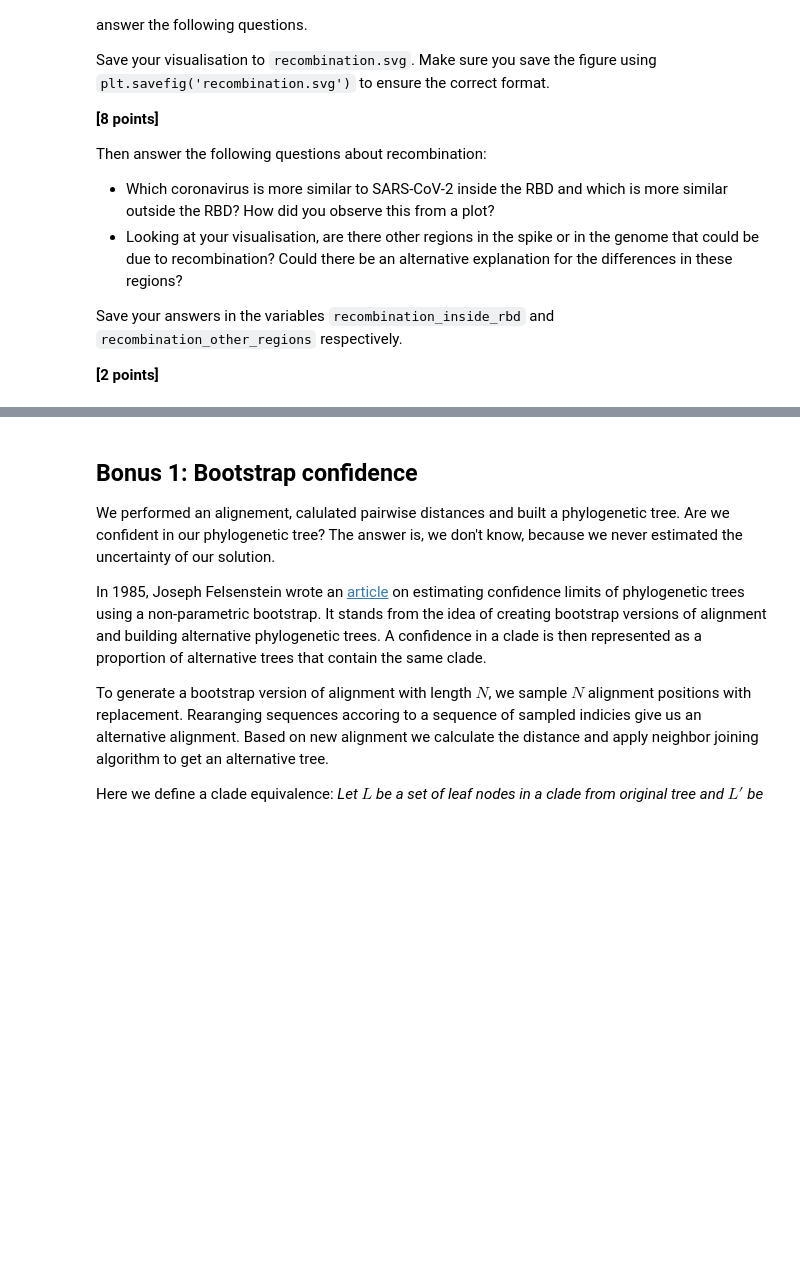
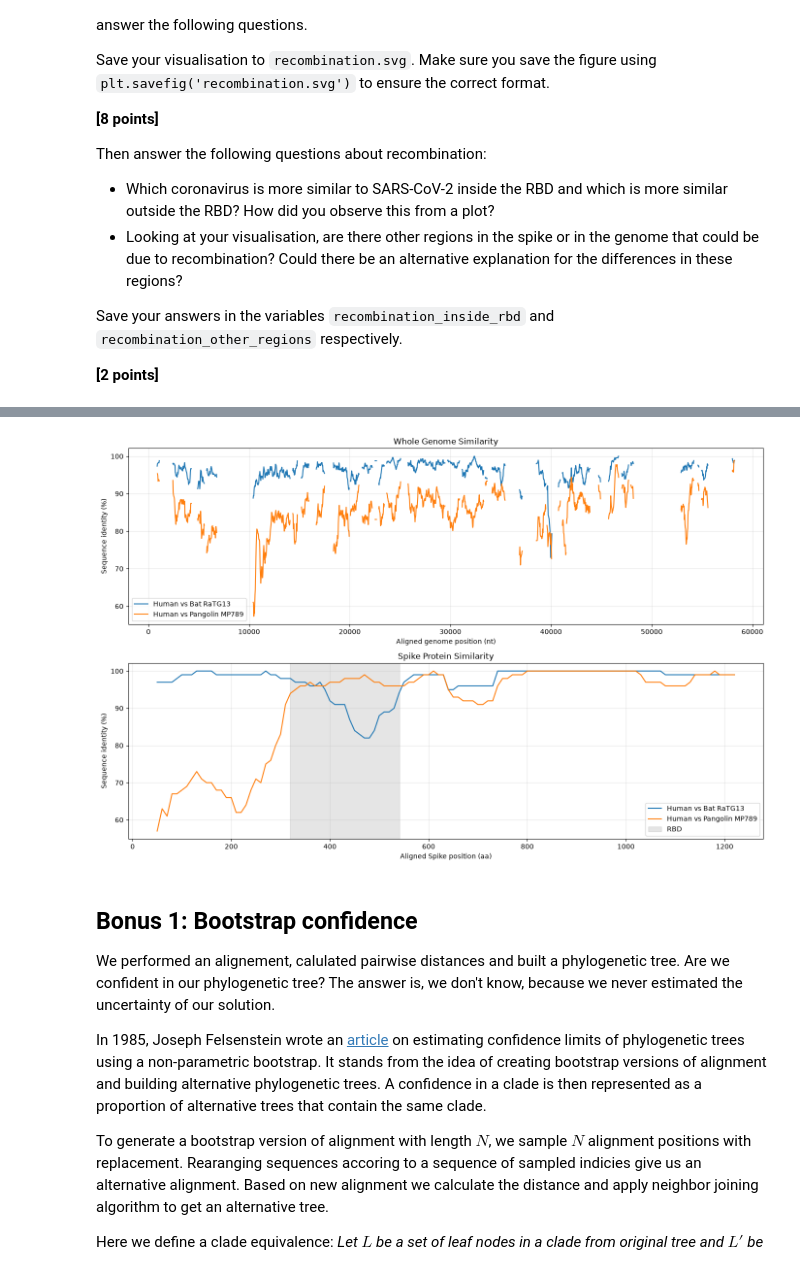
Before and after one commit to YiboShen1231/assign_phylo, a Jupyter notebook: phylo_workbook.ipynb, the cells around one changed output, grey strips where cells are left out. Saved outputs shown, nothing was run; the diff lists cells and outputs as text; code cells hidden in the pictures; blank space fills up the shorter version.

```diff
--- a/phylo_workbook.ipynb
+++ b/phylo_workbook.ipynb
@@ -387,0 +586,12 @@ Looking at your visualisation, are there other regions in the genome (or still i
+# %%
+genome_sequences = {}
+
+for record in records:
+    if "Human-SARS-CoV-2" in record.id:
+        genome_sequences["Human"] = str(record.seq)
+    elif "BatCoV_RaTG13" in record.id:
+        genome_sequences["Bat"] = str(record.seq)
+    elif record.id.startswith("PCoV|"):
+        genome_sequences["Pangolin"] = str(record.seq)
+for name, seq in genome_sequences.items():
+    print(name, len(seq), len(seq.replace("-", "")))
@@ -387,0 +636,45 @@ Looking at your visualisation, are there other regions in the genome (or still i
+# %%
+import matplotlib.pyplot as plt
+fig, ax = plt.subplots(2, 1, figsize=(14, 9))
+
+bat_plot_x = []
+bat_plot_y = []
+for i in range(len(genome_bat_x)):
+    if i > 0 and genome_bat_x[i] - genome_bat_x[i - 1] > step:
+        bat_plot_x.append(float("nan"))
+        bat_plot_y.append(float("nan"))
+
+    bat_plot_x.append(genome_bat_x[i])
+    bat_plot_y.append(genome_bat_y[i])
+
+pangolin_plot_x = []
+pangolin_plot_y = []
+for i in range(len(genome_pangolin_x)):
+    if i > 0 and genome_pangolin_x[i] - genome_pangolin_x[i - 1] > step:
+        pangolin_plot_x.append(float("nan"))
+        pangolin_plot_y.append(float("nan"))
+
+    pangolin_plot_x.append(genome_pangolin_x[i])
+    pangolin_plot_y.append(genome_pangolin_y[i])
+
+ax[0].plot(bat_plot_x, bat_plot_y, label="Human vs Bat RaTG13")
+ax[0].plot(pangolin_plot_x, pangolin_plot_y, label="Human vs Pangolin MP789")
+ax[0].set_title("Whole Genome Similarity")
+ax[0].set_xlabel("Aligned genome position (nt)")
+ax[0].set_ylabel("Sequence identity (%)")
+ax[0].legend()
+ax[0].grid(alpha=0.3)
+ax[1].plot(new_bat_x, new_bat_y, label="Human vs Bat RaTG13")
+ax[1].plot(new_pangolin_x, new_pangolin_y, label="Human vs Pangolin MP789")
+ax[1].axvspan(new_bat_start, new_bat_end, color="gray", alpha=0.2, label="RBD")
+ax[1].set_title("Spike Protein Similarity")
+ax[1].set_xlabel("Aligned Spike position (aa)")
+ax[1].set_ylabel("Sequence identity (%)")
+ax[1].legend()
+ax[1].grid(alpha=0.3)
+
+plt.tight_layout()
+plt.savefig("recombination.svg")
+plt.show()
+# %% [output]
+[figure, added]
```
Also changed, not shown: parts of 20 cells of this notebook, 2 other files.
